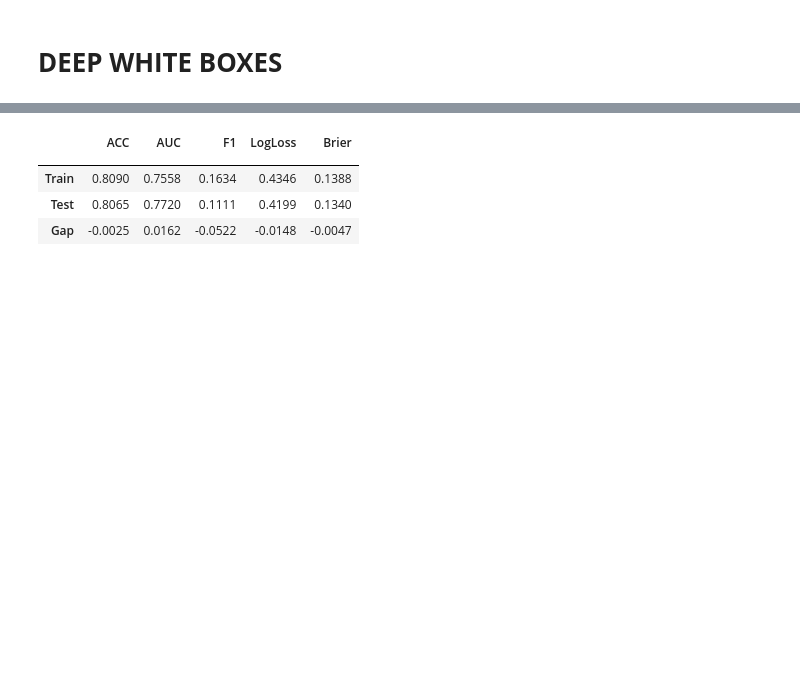
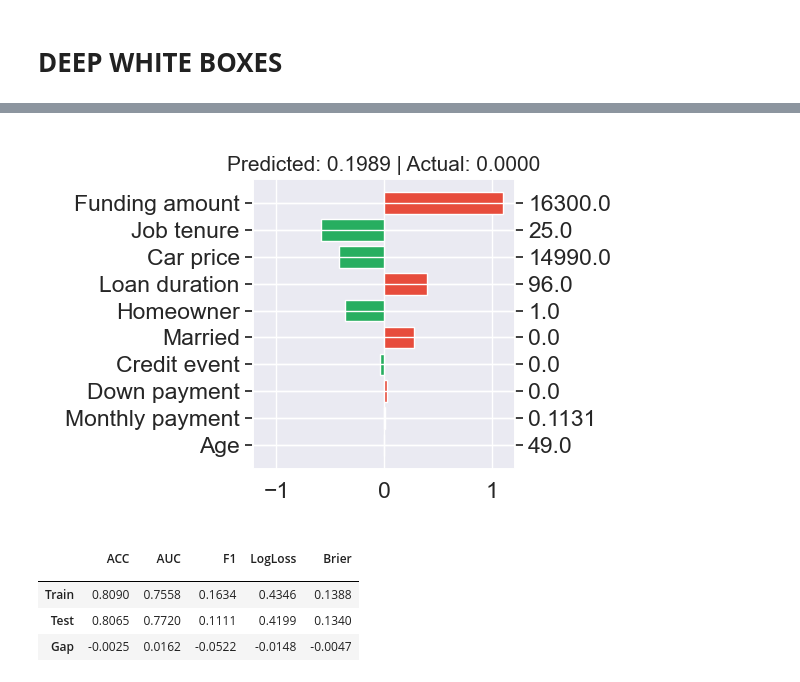
Before and after one commit to tomasnp/TER_HEC, a Jupyter notebook: main-4.ipynb, the cells around one changed output, grey strips where cells are left out. Saved outputs shown, nothing was run; the diff lists cells and outputs as text; code cells hidden in the pictures; blank space fills up the shorter version.

```diff
--- a/main-4.ipynb
+++ b/main-4.ipynb
@@ -868,3 +877,7 @@ exp.model_diagnose(model="ReLU-DNN", show='accuracy_table')
+# %%
+exp.model_interpret(model="ReLU-DNN", show="local_fi", sample_id=38, centered=False, original_scale=True, figsize=(6, 4))
+# %% [output]
+[figure, added]
 # %%
 ## ReLU-DNN: ReLU Deep Neural Networks with L1-Regularization, e.g. L1_reg = 0.0008
 from piml.models import ReluDNNClassifier
```
Also changed, not shown: parts of 20 cells of this notebook, 1 other file.
